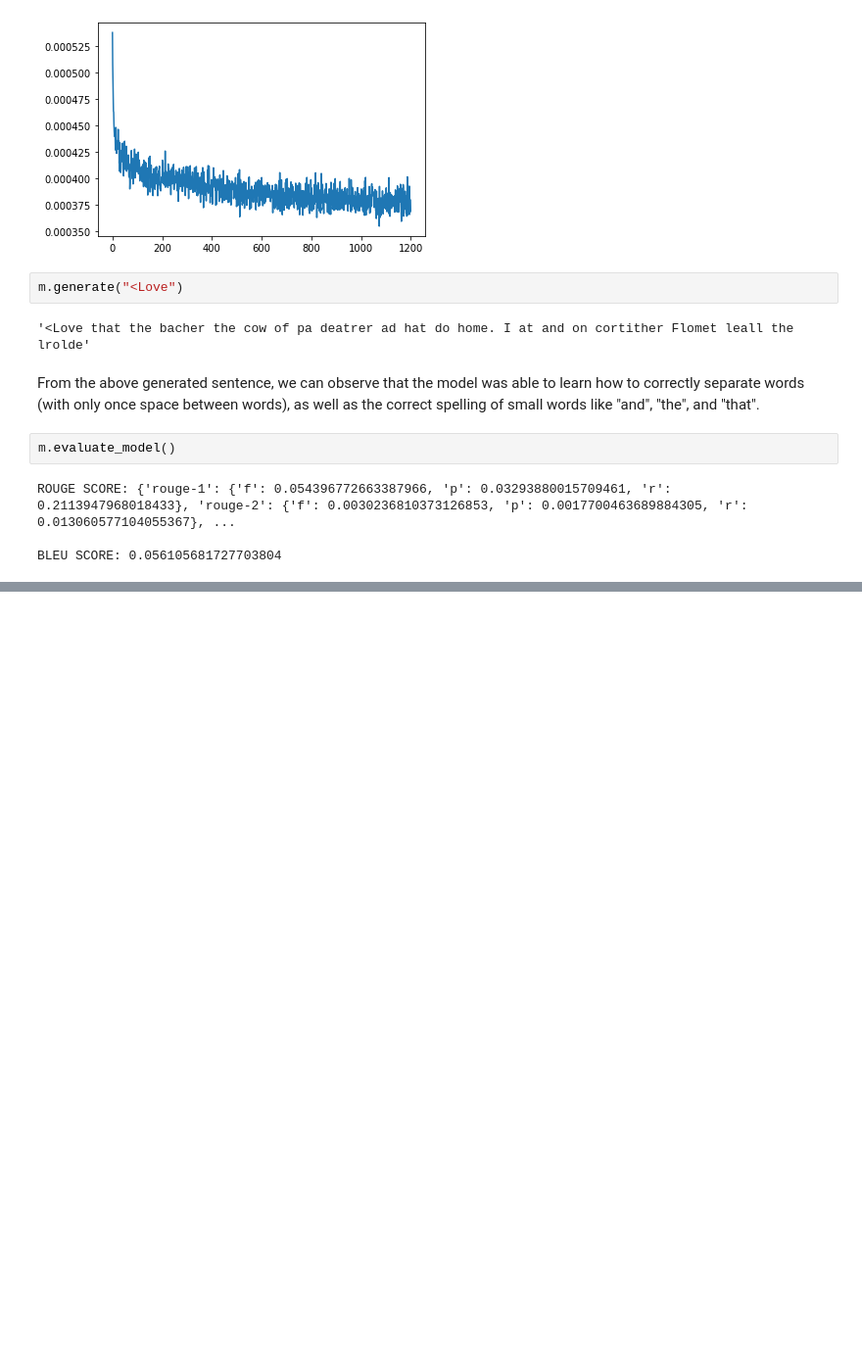
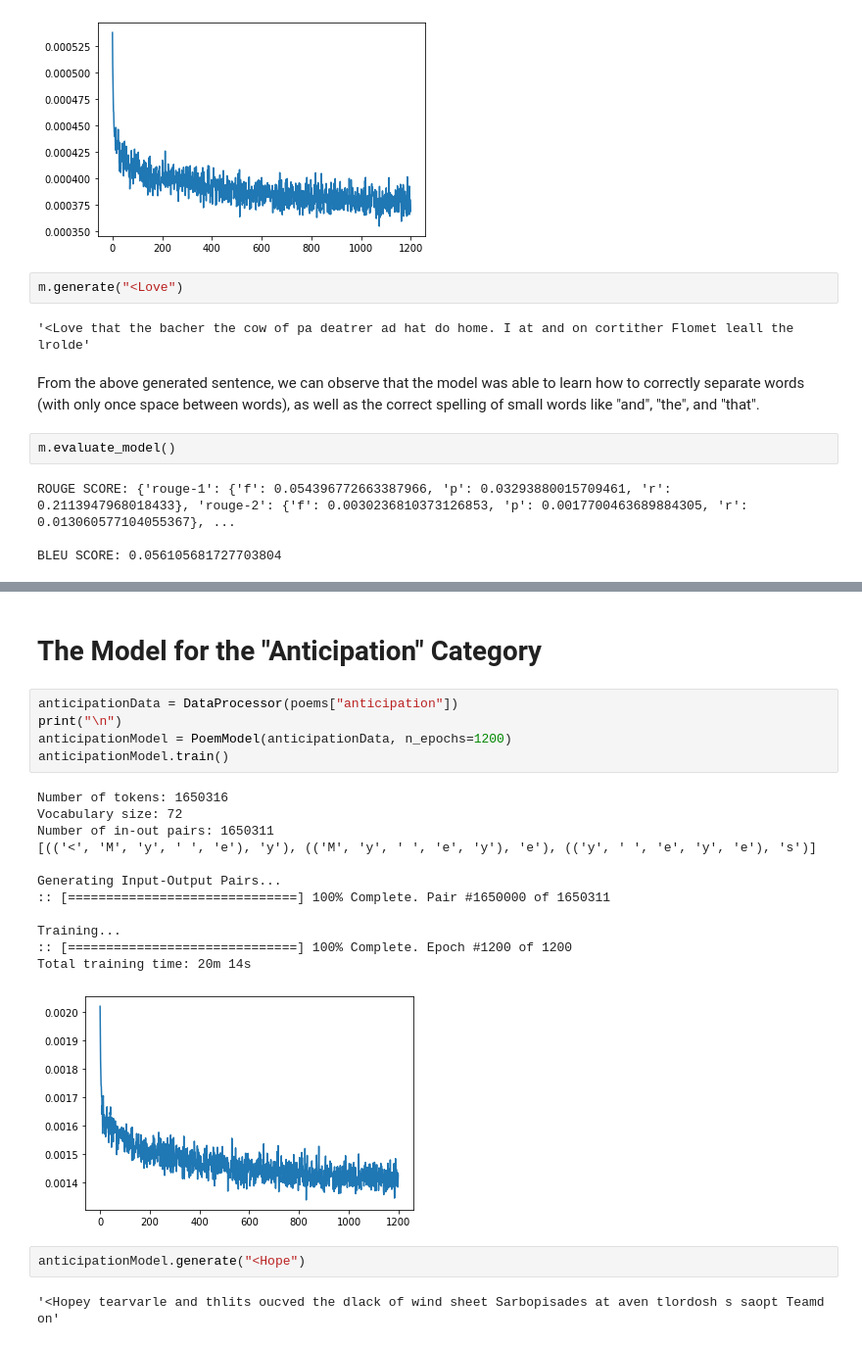
Before and after one commit to faustotnc/personalize-peom-generator, a Jupyter notebook: Baseline Model.ipynb, the cells around one changed output, grey strips where cells are left out. Shown: that part at 98% size. Saved outputs shown, nothing was run; the diff lists cells and outputs as text; blank space fills up the shorter version.

```diff
--- a/Baseline Model.ipynb
+++ b/Baseline Model.ipynb
@@ -407,0 +468,24 @@ BLEU SCORE: 0.056105681727703804
+# %% [markdown]
+# The Model for the "Anticipation" Category
+# %%
+anticipationData = DataProcessor(poems["anticipation"])
+print("\n")
+anticipationModel = PoemModel(anticipationData, n_epochs=1200)
+anticipationModel.train()
+# %% [output]
+Number of tokens: 1650316
+Vocabulary size: 72
+Number of in-out pairs: 1650311
+[(('<', 'M', 'y', ' ', 'e'), 'y'), (('M', 'y', ' ', 'e', 'y'), 'e'), (('y', ' ', 'e', 'y', 'e'), 's')]
+
+Generating Input-Output Pairs...
+:: [==============================] 100% Complete. Pair #1650000 of 1650311
+
+Training...
+:: [==============================] 100% Complete. Epoch #1200 of 1200
+Total training time: 20m 14s
+[figure, added]
+# %%
+anticipationModel.generate("<Hope")
+# %% [output]
+'<Hopey tearvarle and thlits oucved the dlack of wind sheet Sarbopisades at aven tlordosh s saopt Teamd on'
```
Also changed, not shown: parts of 9 cells of this notebook.
